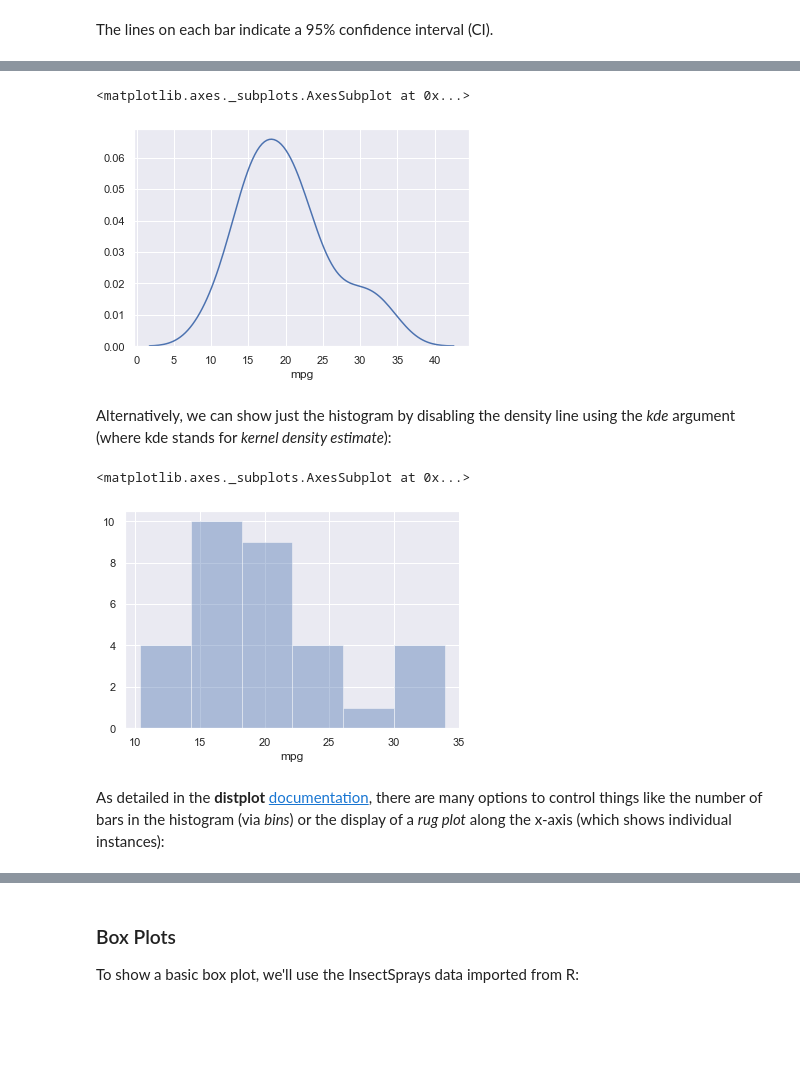
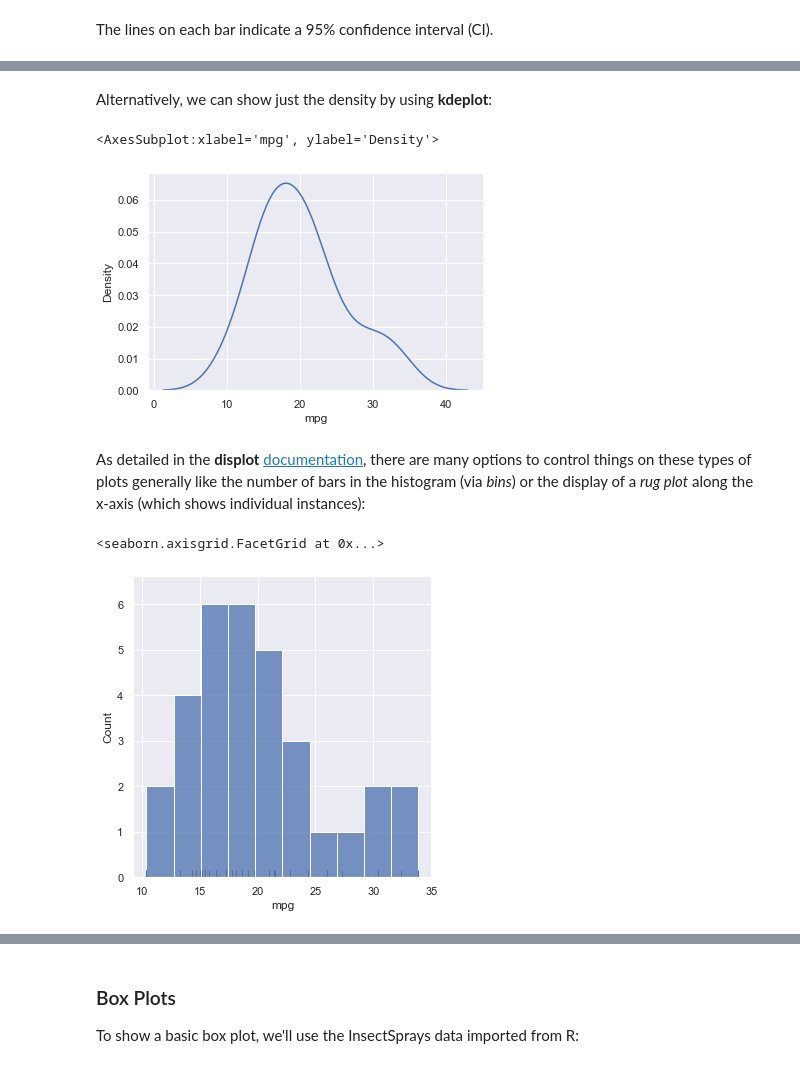
Before and after one commit to davedgd/python-bootcamp, a Jupyter notebook: Unit 7/Python-Bootcamp-Unit7.ipynb, the cells around one changed output, grey strips where cells are left out. Drawn from its saved outputs; the diff is of its cells as text; code cells hidden in the pictures; blank space fills up the shorter version.

Commit message:
updates to Unit 7 to reflect seaborn changes and add more on tweaking plots

```diff
--- a/Unit 7/Python-Bootcamp-Unit7.ipynb
+++ b/Unit 7/Python-Bootcamp-Unit7.ipynb
@@ -324,16 +306,17 @@ Technically, the plot above provides both a density line as well as a histogram.
+# %% [markdown]
+Alternatively, we can show just the density by using **kdeplot**:
 # %%
-sns.distplot(mtcars.data['mpg'],
-             hist = False)
+sns.kdeplot(mtcars.data['mpg'])
 # %% [output]
-<matplotlib.axes._subplots.AxesSubplot at 0x...>
+<AxesSubplot:xlabel='mpg', ylabel='Density'>
-[figure, old version]
+[figure, new version]
-# %% [markdown]
-Alternatively, we can show just the histogram by disabling the density line using the *kde* argument (where kde stands for *kernel density estimate*):
+# %% [markdown]
+As detailed in the **displot** [documentation](https://seaborn.pydata.org/generated/seaborn.displot.html#seaborn.displot), there are many options to control things on these types of plots generally like the number of bars in the histogram (via *bins*) or the display of a *rug plot* along the x-axis (which shows individual instances):
 # %%
-sns.distplot(mtcars.data['mpg'],
-             kde = False)
+sns.displot(mtcars.data['mpg'],
+             kde = False,
+             bins = 10,
+             rug = True)
 # %% [output]
-<matplotlib.axes._subplots.AxesSubplot at 0x...>
+<seaborn.axisgrid.FacetGrid at 0x...>
-[figure, old version]
+[figure, new version]
-# %% [markdown]
-As detailed in the **distplot** [documentation](https://seaborn.pydata.org/generated/seaborn.distplot.html), there are many options to control things like the number of bars in the histogram (via *bins*) or the display of a *rug plot* along the x-axis (which shows individual instances):
```
Also changed, not shown: parts of 37 cells of this notebook, 4 other files.
